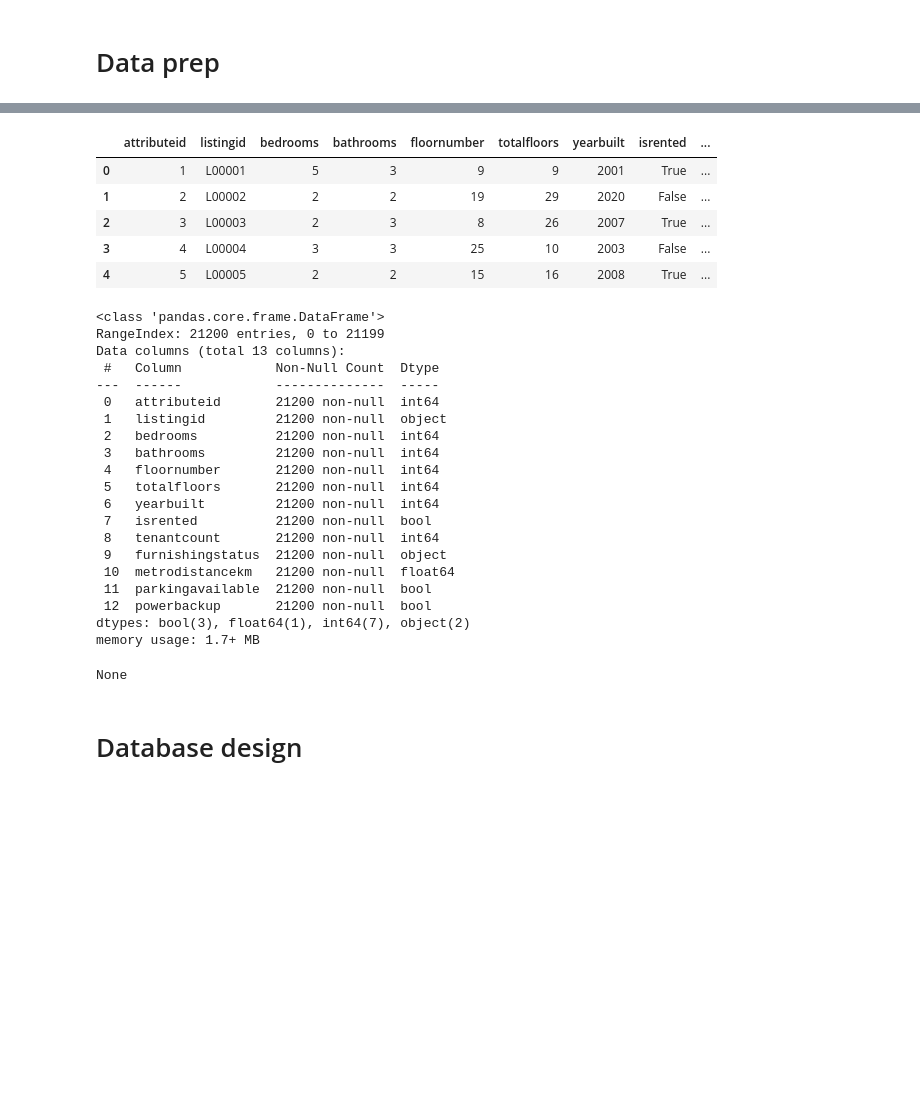
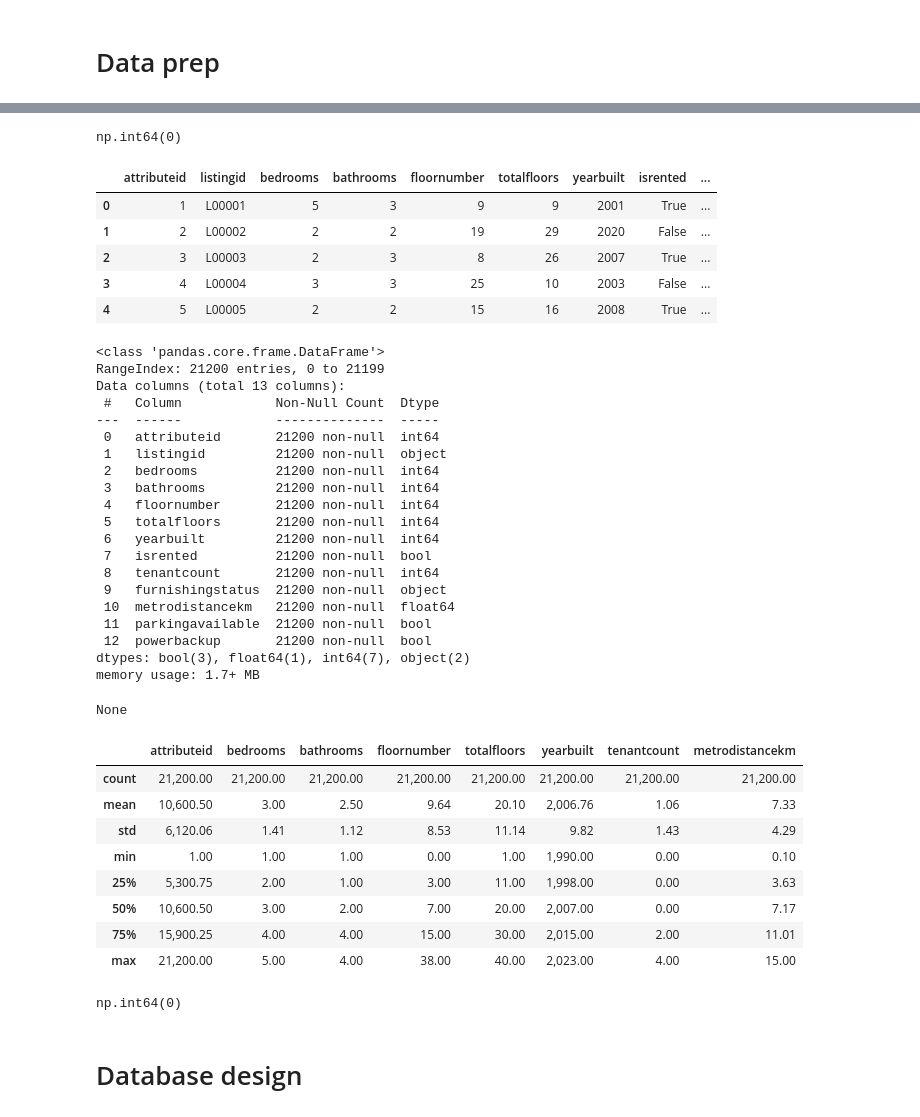
Before and after one commit to mukundnaramesh2605/guvi-python-sql-pandas-project-1, a Jupyter notebook: project.ipynb, the cells around one changed output, grey strips where cells are left out. Saved outputs shown, nothing was run; the diff lists cells and outputs as text; code cells hidden in the pictures; blank space fills up the shorter version.

```diff
--- a/project.ipynb
+++ b/project.ipynb
@@ -150,3 +207,8 @@ None
+# %%
+# Finding Duplicates
+sales_df.duplicated().sum()
+# %% [output]
+np.int64(0)
 # %%
 property_df = pd.read_json("datasets/property_attributes_final_expanded.json")
 property_df.rename(columns={
@@ -164,34 +226,49 @@ property_df.rename(columns={
 }, inplace=True)
 display(property_df.head())
 display(property_df.info())
+display(property_df.describe())
 # %% [output]
 |  | attributeid | listingid | bedrooms | bathrooms | floornumber | totalfloors | yearbuilt | isrented | ... |
 | 0 | 1 | L00001 | 5 | 3 | 9 | 9 | 2001 | True | ... |
 | 1 | 2 | L00002 | 2 | 2 | 19 | 29 | 2020 | False | ... |
 | 2 | 3 | L00003 | 2 | 3 | 8 | 26 | 2007 | True | ... |
 | 3 | 4 | L00004 | 3 | 3 | 25 | 10 | 2003 | False | ... |
 | 4 | 5 | L00005 | 2 | 2 | 15 | 16 | 2008 | True | ... |
 <class 'pandas.core.frame.DataFrame'>
 RangeIndex: 21200 entries, 0 to 21199
 Data columns (total 13 columns):
  #   Column            Non-Null Count  Dtype
 ---  ------            --------------  -----
  0   attributeid       21200 non-null  int64
  1   listingid         21200 non-null  object
  2   bedrooms          21200 non-null  int64
  3   bathrooms         21200 non-null  int64
  4   floornumber       21200 non-null  int64
  5   totalfloors       21200 non-null  int64
  6   yearbuilt         21200 non-null  int64
  7   isrented          21200 non-null  bool
  8   tenantcount       21200 non-null  int64
  9   furnishingstatus  21200 non-null  object
  10  metrodistancekm   21200 non-null  float64
  11  parkingavailable  21200 non-null  bool
  12  powerbackup       21200 non-null  bool
 dtypes: bool(3), float64(1), int64(7), object(2)
 memory usage: 1.7+ MB
 None
+|  | attributeid | bedrooms | bathrooms | floornumber | totalfloors | yearbuilt | tenantcount | metrodistancekm |
+| count | 21,200.00 | 21,200.00 | 21,200.00 | 21,200.00 | 21,200.00 | 21,200.00 | 21,200.00 | 21,200.00 |
+| mean | 10,600.50 | 3.00 | 2.50 | 9.64 | 20.10 | 2,006.76 | 1.06 | 7.33 |
+| std | 6,120.06 | 1.41 | 1.12 | 8.53 | 11.14 | 9.82 | 1.43 | 4.29 |
+| min | 1.00 | 1.00 | 1.00 | 0.00 | 1.00 | 1,990.00 | 0.00 | 0.10 |
+| 25% | 5,300.75 | 2.00 | 1.00 | 3.00 | 11.00 | 1,998.00 | 0.00 | 3.63 |
+| 50% | 10,600.50 | 3.00 | 2.00 | 7.00 | 20.00 | 2,007.00 | 0.00 | 7.17 |
+| 75% | 15,900.25 | 4.00 | 4.00 | 15.00 | 30.00 | 2,015.00 | 2.00 | 11.01 |
+| max | 21,200.00 | 5.00 | 4.00 | 38.00 | 40.00 | 2,023.00 | 4.00 | 15.00 |
+# %%
+# Finding Duplicates
+property_df.duplicated().sum()
+# %% [output]
+np.int64(0)
 # %% [markdown]
 # Database design
 # %%
```
Also changed, not shown: parts of 10 cells of this notebook, 1 other file.
